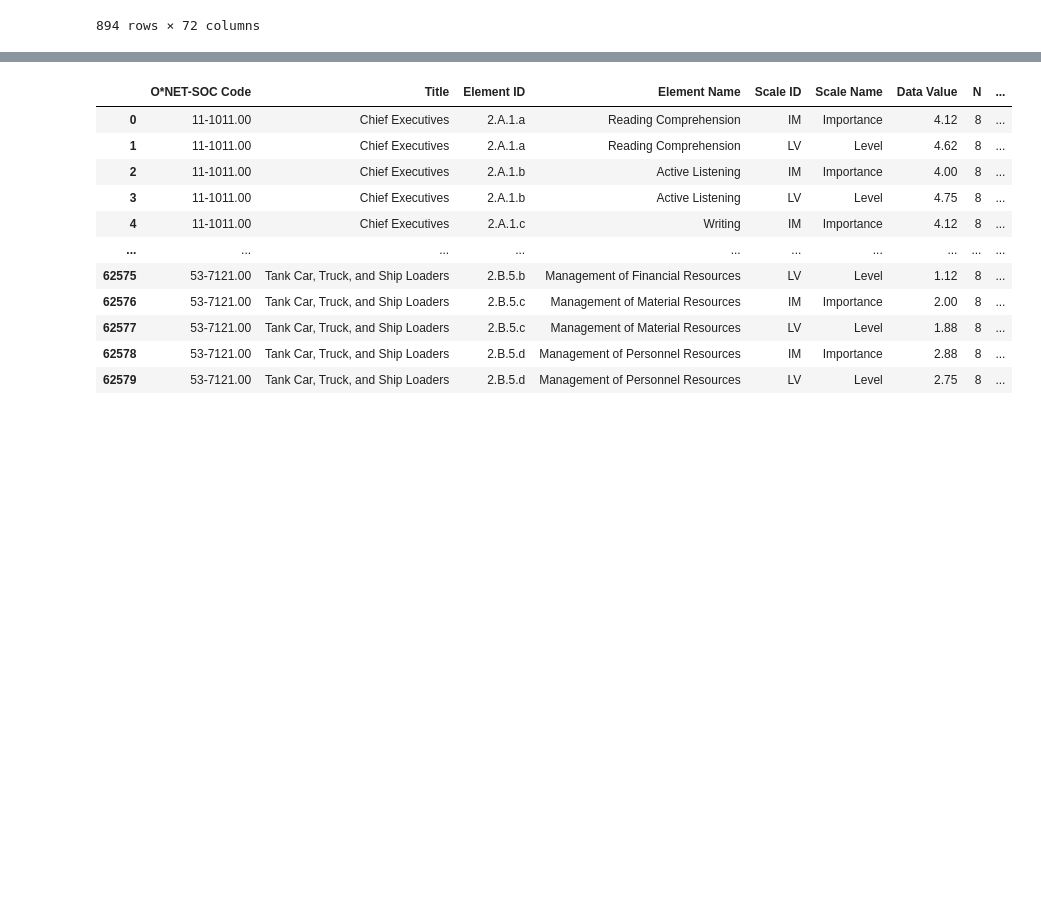
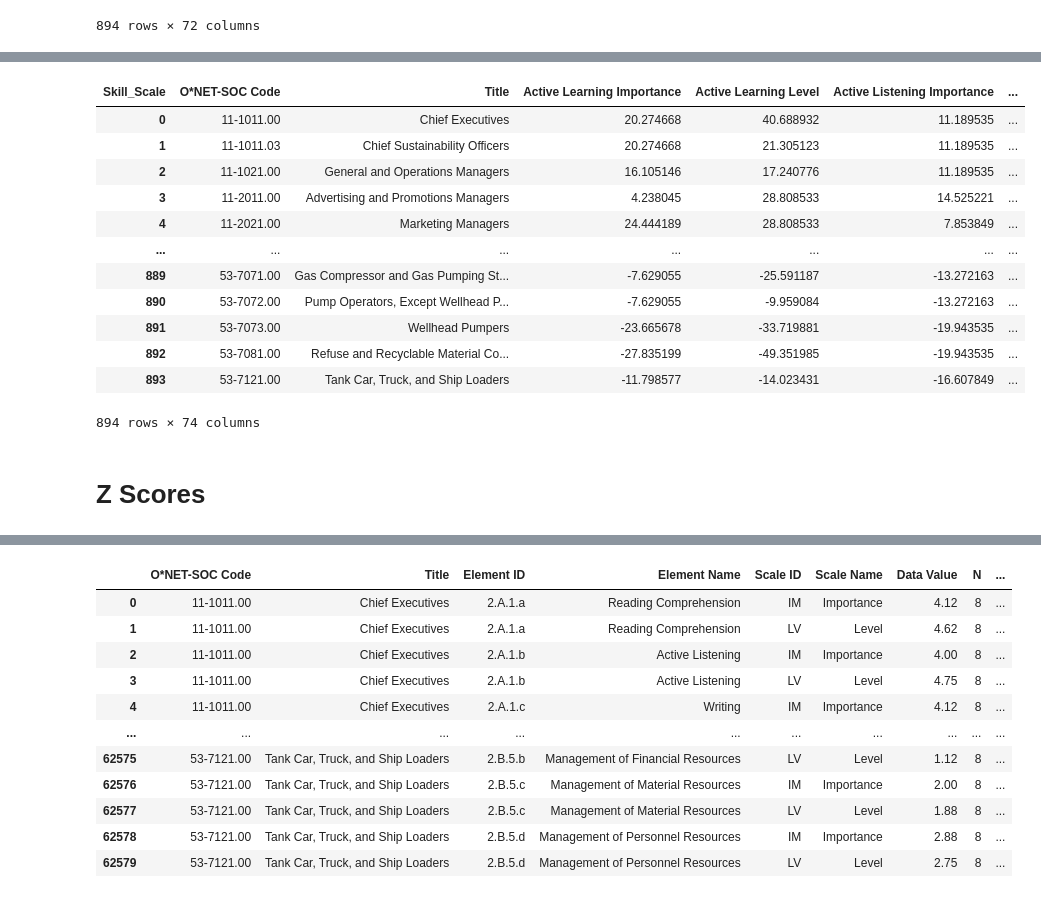
Before and after one commit to matthewcavanaugh96/magnimind, a Jupyter notebook: AI Job Displacement/Part 1-4 Skills.ipynb, the cells around one changed output, grey strips where cells are left out. Cells and saved outputs as stored; diff of their text form; code cells hidden in the pictures; blank space fills up the shorter version.

```diff
--- a/AI Job Displacement/Part 1-4 Skills.ipynb
+++ b/AI Job Displacement/Part 1-4 Skills.ipynb
@@ -90,0 +148,33 @@ df_wide.to_csv('transformed data/4-Skills Pivoted.csv', index=False)
+# %%
+meta_cols = ["O*NET-SOC Code", "Title"]
+
+level_cols = [
+    col for col in df_pct.columns
+    if "Level" in col
+]
+
+import_cols = [
+    col for col in df_pct.columns
+    if "Importance" in col
+]
+
+df_pct["z_level_avg"] = df_pct[level_cols].mean(axis=1)
+df_pct["z_import_avg"] = df_pct[import_cols].mean(axis=1)
+# %%
+df_pct
+# %% [output]
+| Skill_Scale | O*NET-SOC Code | Title | Active Learning Importance | Active Learning Level | Active Listening Importance | ... |
+| 0 | 11-1011.00 | Chief Executives | 20.274668 | 40.688932 | 11.189535 | ... |
+| 1 | 11-1011.03 | Chief Sustainability Officers | 20.274668 | 21.305123 | 11.189535 | ... |
+| 2 | 11-1021.00 | General and Operations Managers | 16.105146 | 17.240776 | 11.189535 | ... |
+| 3 | 11-2011.00 | Advertising and Promotions Managers | 4.238045 | 28.808533 | 14.525221 | ... |
+| 4 | 11-2021.00 | Marketing Managers | 24.444189 | 28.808533 | 7.853849 | ... |
+| ... | ... | ... | ... | ... | ... | ... |
+| 889 | 53-7071.00 | Gas Compressor and Gas Pumping St... | -7.629055 | -25.591187 | -13.272163 | ... |
+| 890 | 53-7072.00 | Pump Operators, Except Wellhead P... | -7.629055 | -9.959084 | -13.272163 | ... |
+| 891 | 53-7073.00 | Wellhead Pumpers | -23.665678 | -33.719881 | -19.943535 | ... |
+| 892 | 53-7081.00 | Refuse and Recyclable Material Co... | -27.835199 | -49.351985 | -19.943535 | ... |
+| 893 | 53-7121.00 | Tank Car, Truck, and Ship Loaders | -11.798577 | -14.023431 | -16.607849 | ... |
+894 rows × 74 columns
+# %% [markdown]
+# Z Scores
```
Also changed, not shown: parts of 20 cells of this notebook, 2 other files.
